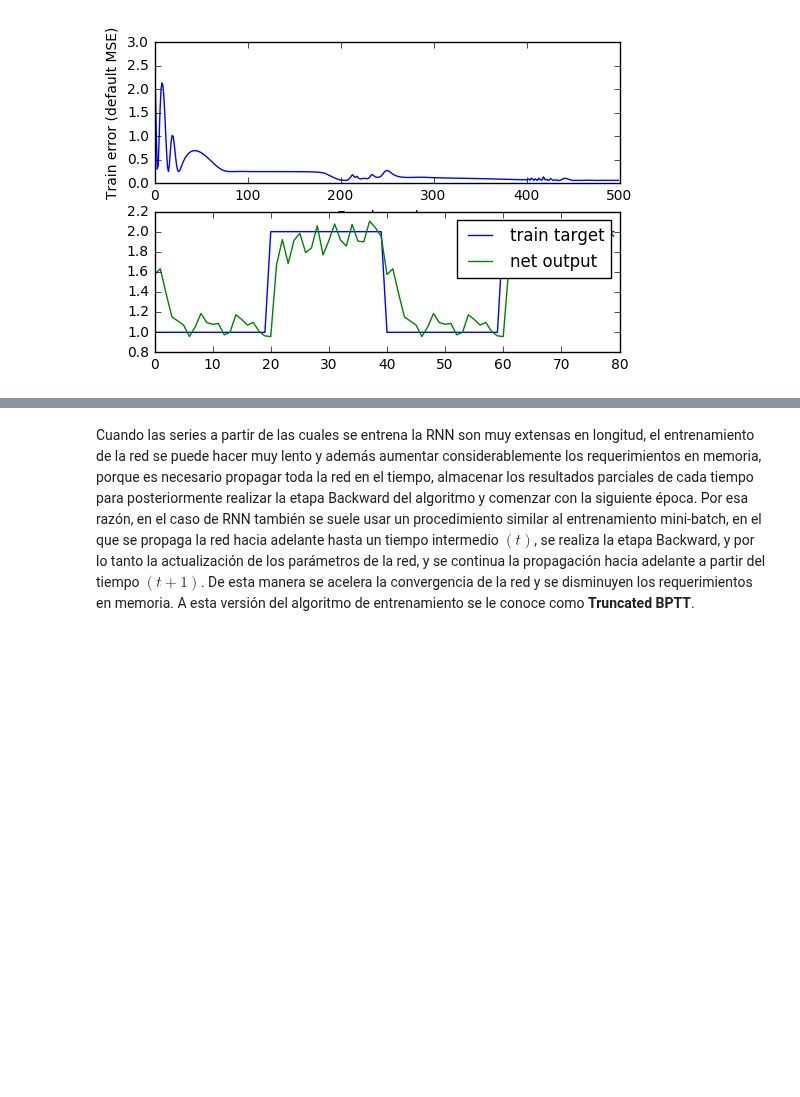
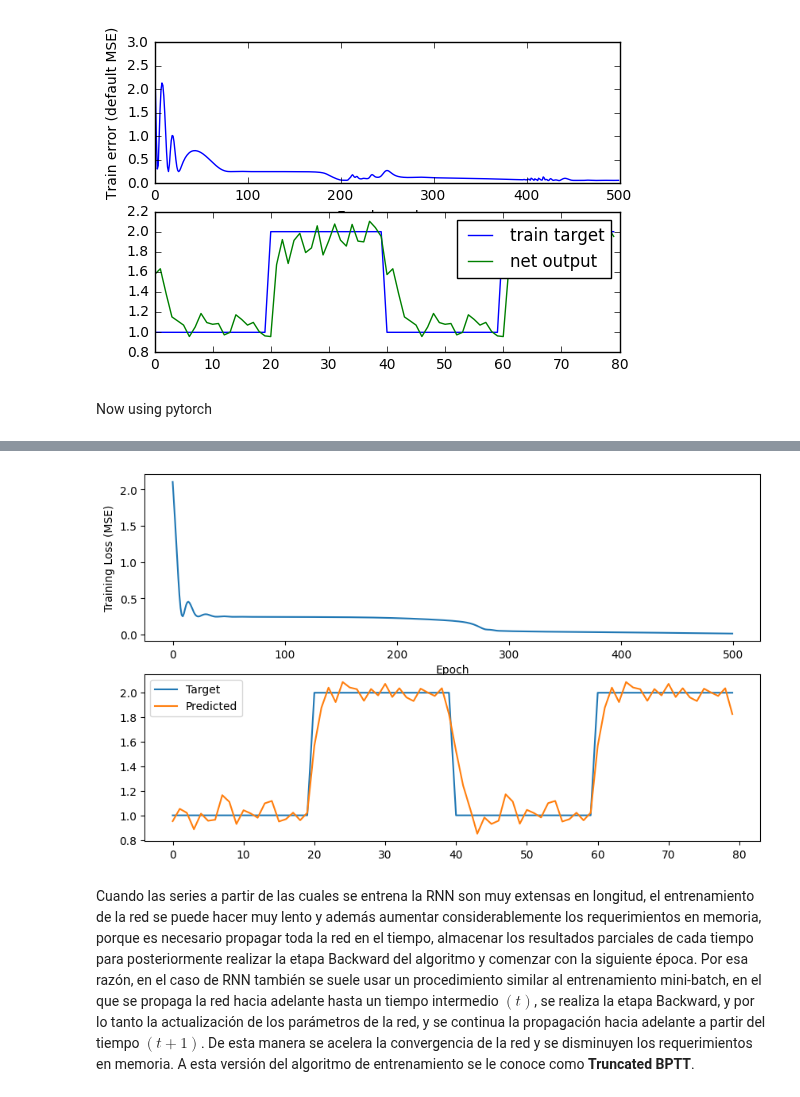
Before and after one commit to JulianCarvajal/Intro_ML_2025, a Jupyter notebook: Clase 14 - Redes Neuronales Recurrentes.ipynb, the cells around one changed output, grey strips where cells are left out. Drawn from its saved outputs; the diff is of its cells as text; code cells hidden in the pictures; blank space fills up the shorter version.

```diff
--- a/Clase 14 - Redes Neuronales Recurrentes.ipynb
+++ b/Clase 14 - Redes Neuronales Recurrentes.ipynb
@@ -114,3 +117,77 @@ Epoch: 400; Error: 0.0752163347489;
 Epoch: 500; Error: 0.0640042835346;
 The maximum number of train epochs is reached
 [figure]
+# %% [markdown]
+Now using pytorch
+# %%
+import torch
+import torch.nn as nn
+import torch.optim as optim
+import numpy as np
+import matplotlib.pyplot as plt
+
+# --- Create input and target data ---
+
+# Input: sine wave and 2x sine wave, repeated
+i1 = np.sin(np.arange(0, 20))
+i2 = np.sin(np.arange(0, 20)) * 2
+input_sequence = np.concatenate([i1, i2, i1, i2]).reshape(-1, 1)  # Shape: (80, 1)
+
+# Target: square wave, alternating between 1s and 2s
+t1 = np.ones(20)
+t2 = np.ones(20) * 2
+target_sequence = np.concatenate([t1, t2, t1, t2]).reshape(-1, 1)  # Shape: (80, 1)
+
+# Convert to tensors and reshape for RNN: (seq_len, batch, input_size)
+inputs = torch.tensor(input_sequence, dtype=torch.float32).unsqueeze(1)  # (80, 1, 1)
+targets = torch.tensor(target_sequence, dtype=torch.float32).unsqueeze(1)  # (80, 1, 1)
+
+# Define Elman RNN model
+class SimpleRNN(nn.Module):
+    def __init__(self, input_size, hidden_size, output_size):
+        super(SimpleRNN, self).__init__()
+        self.rnn = nn.RNN(input_size, hidden_size, nonlinearity='tanh')
+        self.fc = nn.Linear(hidden_size, output_size)
+
+    def forward(self, x):
+        out, _ = self.rnn(x)
+        out = self.fc(out)
+        return out
+
+# Model, loss, optimizer
+model = SimpleRNN(input_size=1, hidden_size=10, output_size=1)
+criterion = nn.MSELoss()
+optimizer = optim.Adam(model.parameters(), lr=0.01)
+
+# Training loop
+num_epochs = 500
+losses = []
+
+for epoch in range(num_epochs):
+    optimizer.zero_grad()
+    outputs = model(inputs)
+    loss = criterion(outputs, targets)
+    loss.backward()
+    optimizer.step()
+
+    losses.append(loss.item())
+    if (epoch+1) % 100 == 0:
+        print(f'Epoch [{epoch+1}/{num_epochs}], Loss: {loss.item():.4f}')
+
+# Detach for plotting
+predicted = outputs.detach().numpy()
+
+# Plotting
+plt.figure(figsize=(10, 6))
+
+plt.subplot(2, 1, 1)
+plt.plot(losses)
+plt.xlabel('Epoch')
+plt.ylabel('Training Loss (MSE)')
+
+plt.subplot(2, 1, 2)
+plt.plot(targets.reshape(-1).numpy(), label='Target')
+plt.plot(predicted.reshape(-1), label='Predicted')
+plt.legend()
+plt.show()
+# %% [output]
@@ -117,3 +199,4 @@ The maximum number of train epochs is reached
+[figure, added]
 # %% [markdown]
 Cuando las series a partir de las cuales se entrena la RNN son muy extensas en longitud, el entrenamiento de la red se puede hacer muy lento y además aumentar considerablemente los requerimientos en memoria, porque es necesario propagar toda la red en el tiempo, almacenar los resultados parciales de cada tiempo para posteriormente realizar la etapa Backward del algoritmo y comenzar con la siguiente época. Por esa razón, en el caso de RNN también se suele usar un procedimiento similar al entrenamiento mini-batch, en el que se propaga la red hacia adelante hasta un tiempo intermedio $(t)$, se realiza la etapa Backward, y por lo tanto la actualización de los parámetros de la red, y se continua la propagación hacia adelante a partir del tiempo $(t + 1)$. De esta manera se acelera la convergencia de la red y se disminuyen los requerimientos en memoria. A esta versión del algoritmo de entrenamiento se le conoce como <b>Truncated BPTT</b>.
 # %% [markdown]
```
Also changed, not shown: parts of 16 cells of this notebook.
